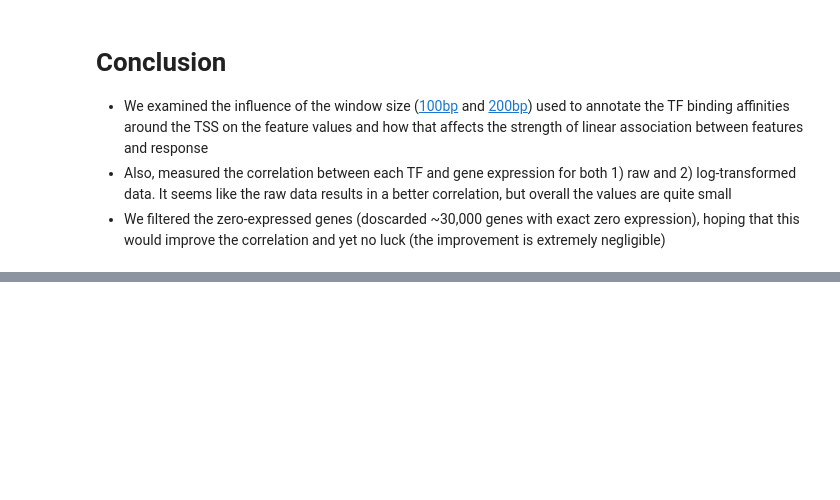
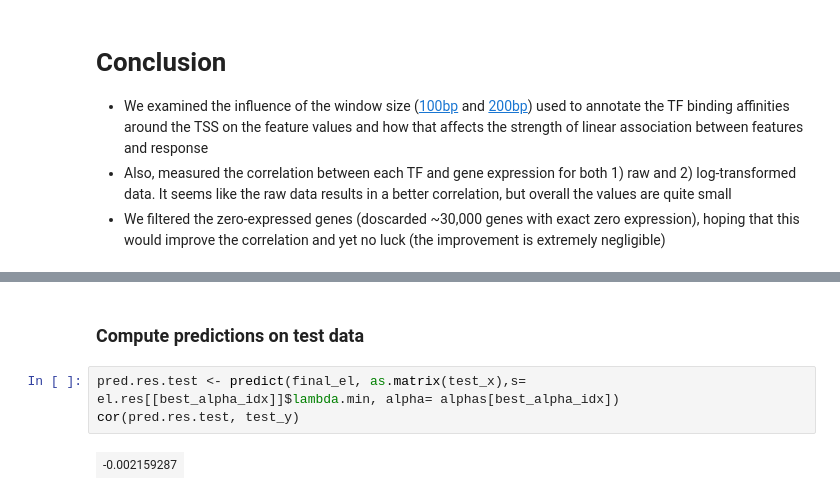
Before and after one commit to fba67/scMTL, a Jupyter notebook: feat2resp_bulk_LiHe_500bpWinTF.ipynb, the cells around one changed output, grey strips where cells are left out. Drawn from its saved outputs; the diff is of its cells as text; blank space fills up the shorter version.

```diff
--- a/feat2resp_bulk_LiHe_500bpWinTF.ipynb
+++ b/feat2resp_bulk_LiHe_500bpWinTF.ipynb
@@ -99,0 +177,7 @@ hist(log.cors, col= "red")
+# %% [markdown]
+### Compute predictions on test data
+# %%
+pred.res.test <- predict(final_el, as.matrix(test_x),s= el.res[[best_alpha_idx]]$lambda.min, alpha= alphas[best_alpha_idx])
+cor(pred.res.test, test_y)
+# %% [output]
+| -0.002159287 |
```
Also changed, not shown: parts of 17 cells of this notebook.
